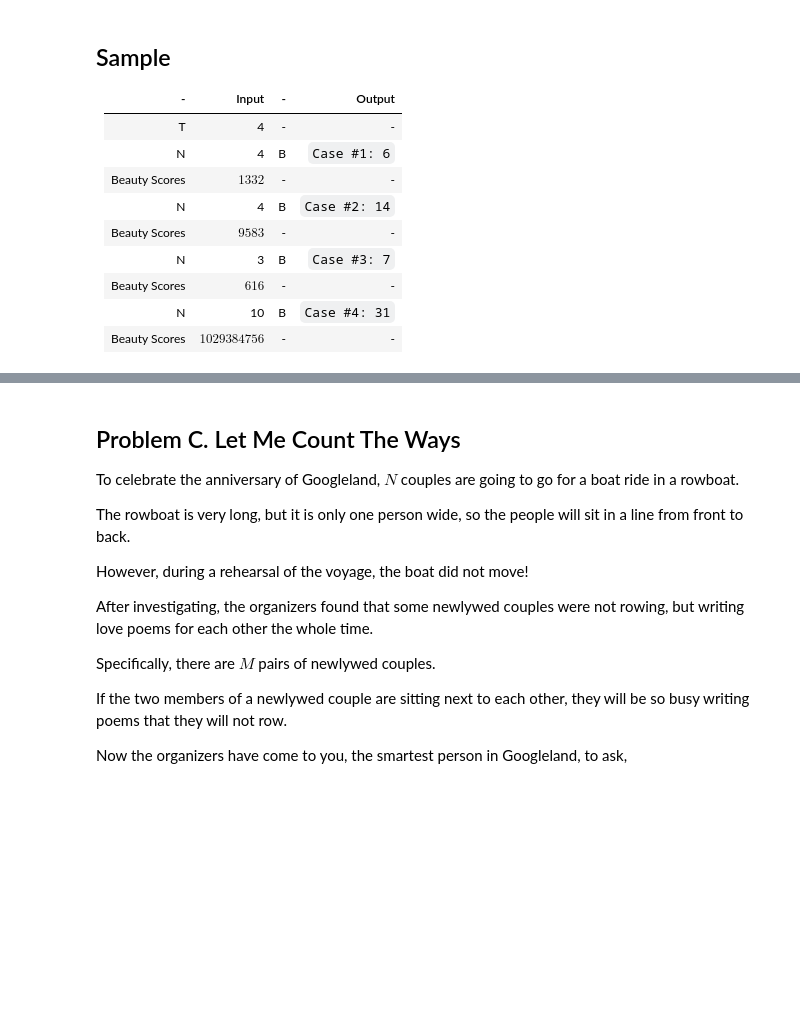
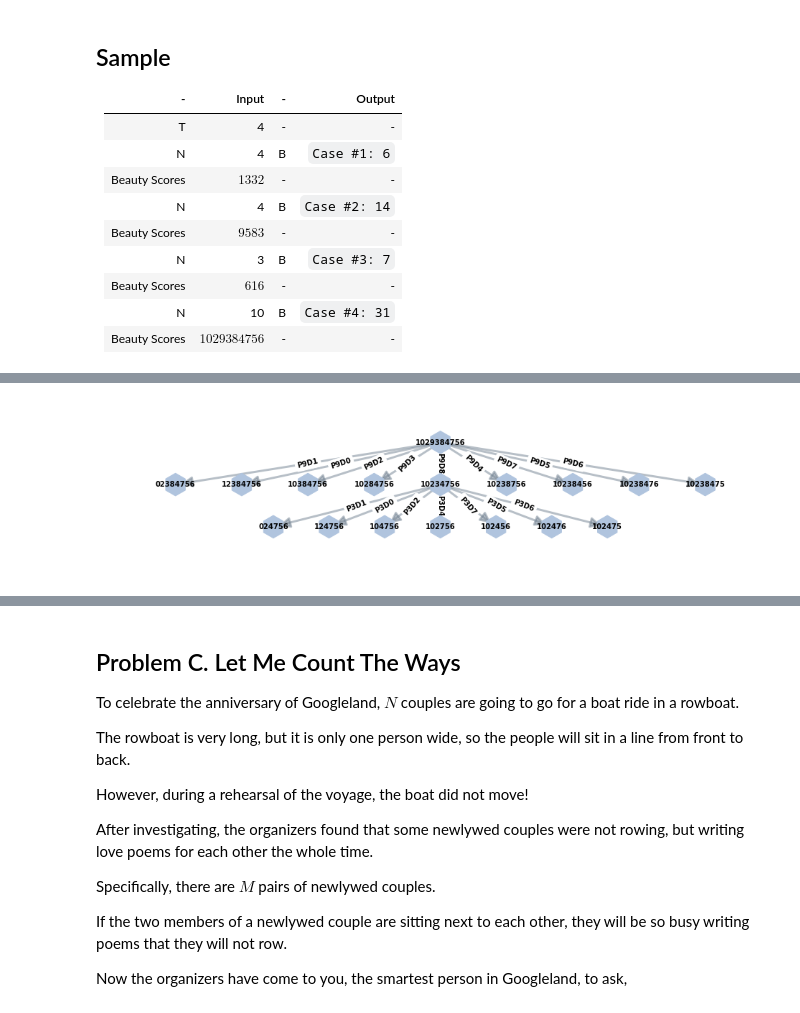
Before and after one commit to OlgaBelitskaya/colab_notebooks, a Jupyter notebook: kickstart_h2018.ipynb, the cells around one changed output, grey strips where cells are left out. Cells and saved outputs as stored; diff of their text form; code cells hidden in the pictures; blank space fills up the shorter version.

```diff
--- a/kickstart_h2018.ipynb
+++ b/kickstart_h2018.ipynb
@@ -354,0 +355,23 @@ draw_digraph(GG1, edge_labels1); draw_digraph(GG2, edge_labels2)
+# %%
+# Case 4 (fragment)
+node_colors4 = 9 * ['lightsteelblue']
+GG4 = nx.DiGraph()
+GG4.add_edges_from([('1029384756','02384756'), ('1029384756','12384756'), ('1029384756','10384756'),
+                    ('1029384756','10284756'), ('1029384756','10234756'), ('1029384756','10238756'),
+                    ('1029384756','10238456'), ('1029384756','10238476'), ('1029384756','10238475'),
+                    ('10234756','024756'), ('10234756','124756'), ('10234756','104756'),
+                    ('10234756','102756'), ('10234756','102456'),
+                    ('10234756','102476'), ('10234756','102475')])
+edge_labels4 = {('1029384756','02384756'):'P9D1', ('1029384756','12384756'):'P9D0',
+                ('1029384756','10384756'):'P9D2', ('1029384756','10284756'):'P9D3',
+                ('1029384756','10234756'):'P9D8', ('1029384756','10238756'):'P9D4',
+                ('1029384756','10238456'):'P9D7', ('1029384756','10238476'):'P9D5',
+                ('1029384756','10238475'):'P9D6',
+                ('10234756','024756'):'P3D1', ('10234756','124756'):'P3D0',
+                ('10234756','104756'):'P3D2',
+                ('10234756','102756'):'P3D4', ('10234756','102456'):'P3D7',
+                ('10234756','102476'):'P3D5', ('10234756','102475'):'P3D6'}
+
+draw_digraph(GG4, edge_labels4, node_colors4, 16, 4)
+# %% [output]
+[figure, added]
```
Also changed, not shown: parts of 8 cells of this notebook.
